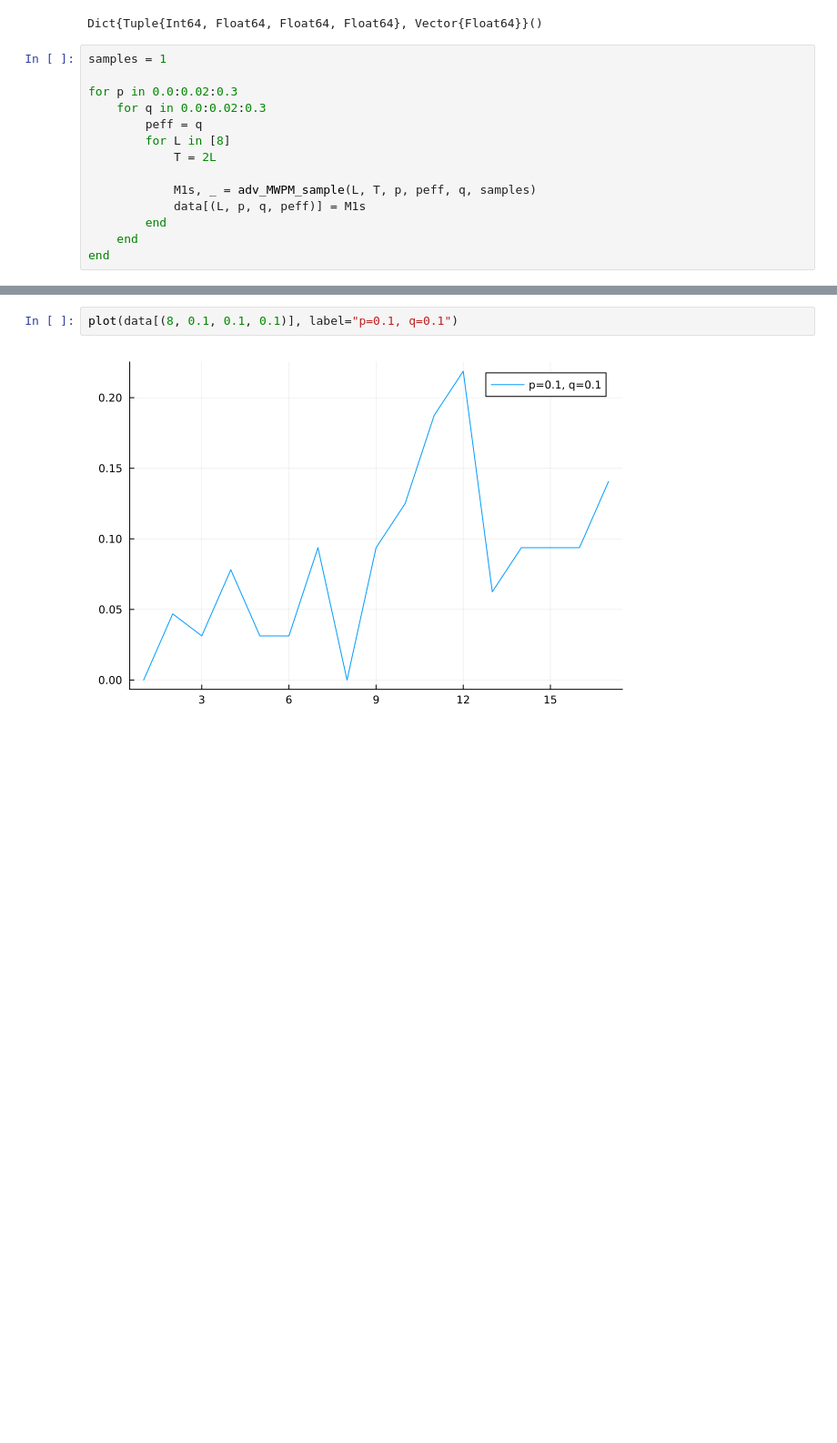
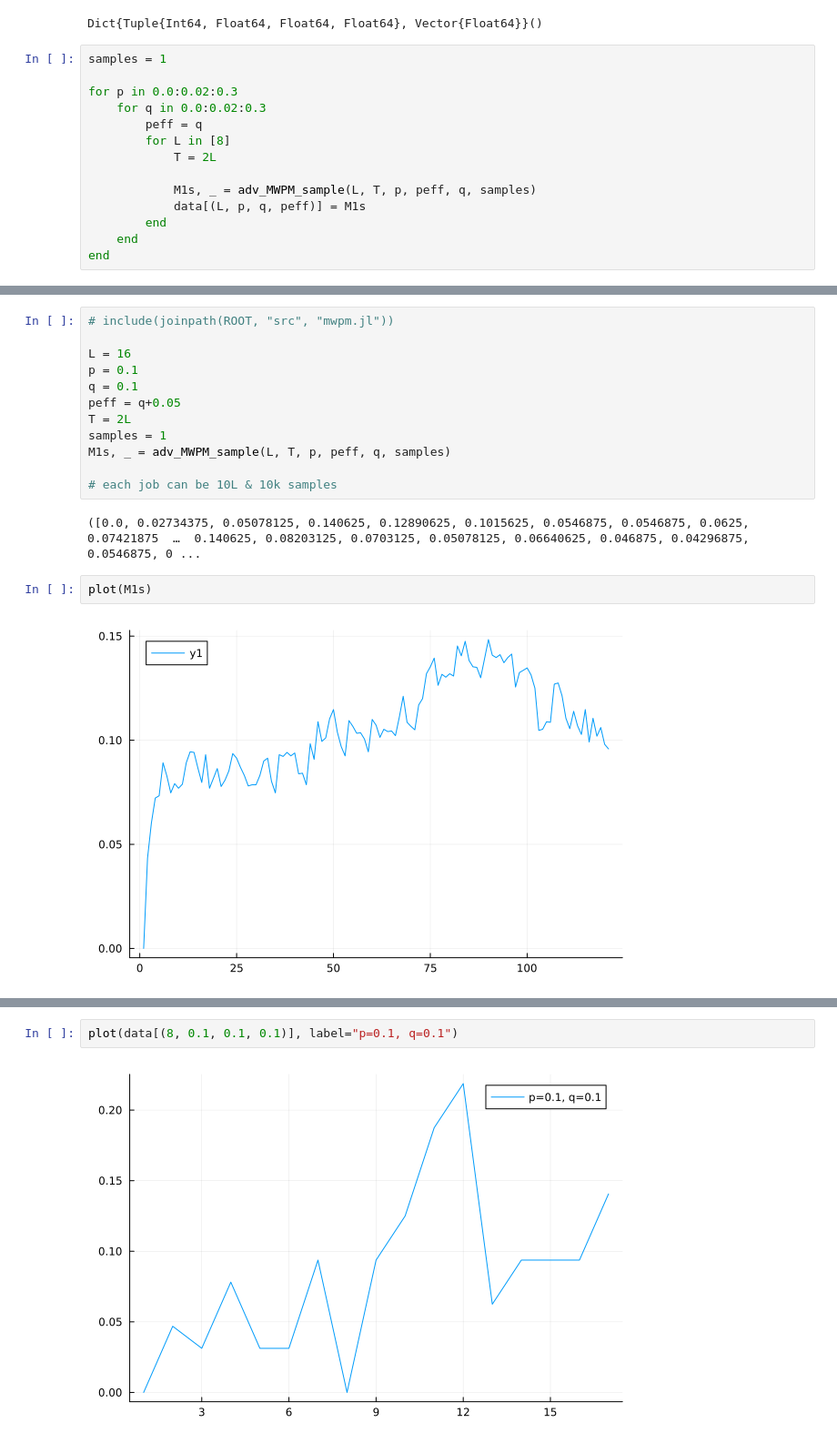
Before and after one commit to jahauser/single_shot, a Jupyter notebook: notebooks/26_02_24.ipynb, the cells around one changed output, grey strips where cells are left out. Shown at 91% size. Saved outputs shown, nothing was run; the diff lists cells and outputs as text; blank space fills up the shorter version.

```diff
--- a/notebooks/26_02_24.ipynb
+++ b/notebooks/26_02_24.ipynb
@@ -192,0 +255,18 @@ end
+# %%
+# include(joinpath(ROOT, "src", "mwpm.jl"))
+
+L = 16
+p = 0.1
+q = 0.1
+peff = q+0.05
+T = 2L
+samples = 1
+M1s, _ = adv_MWPM_sample(L, T, p, peff, q, samples)
+
+# each job can be 10L & 10k samples
+# %% [output]
+([0.0, 0.02734375, 0.05078125, 0.140625, 0.12890625, 0.1015625, 0.0546875, 0.0546875, 0.0625, 0.07421875  …  0.140625, 0.08203125, 0.0703125, 0.05078125, 0.06640625, 0.046875, 0.04296875, 0.0546875, 0 ...
+# %%
+plot(M1s)
+# %% [output]
+[figure, added]
```
Also changed, not shown: parts of 55 cells of this notebook, 11 other files.
